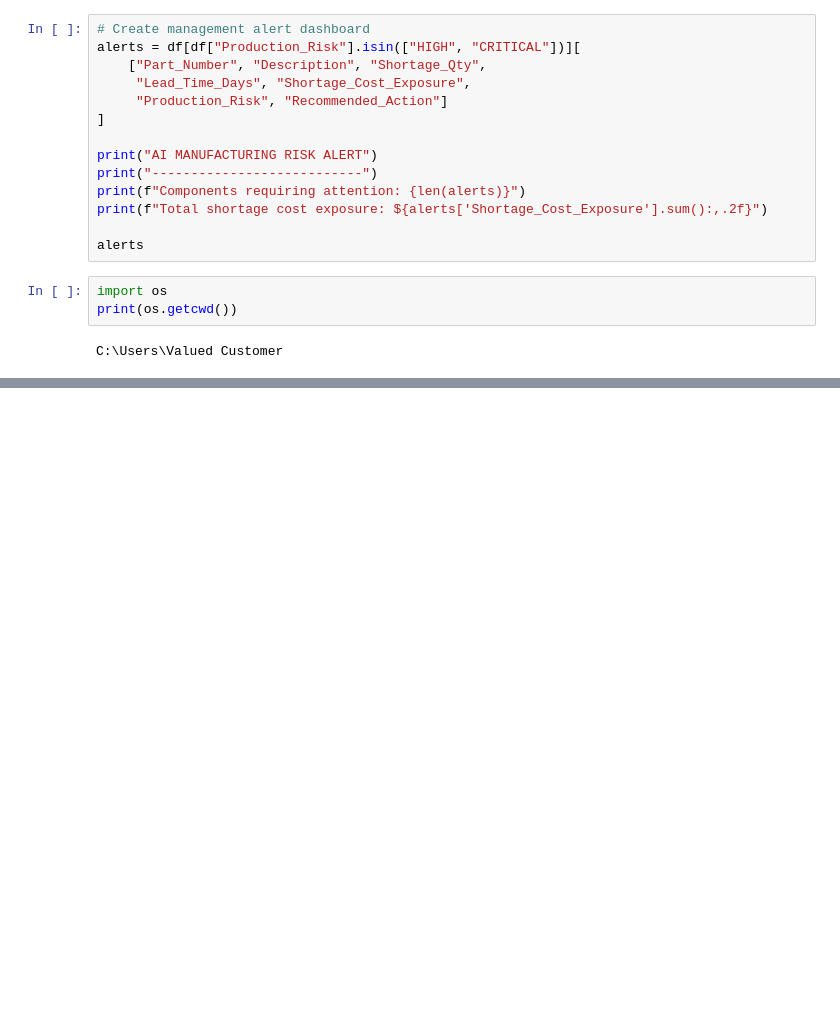
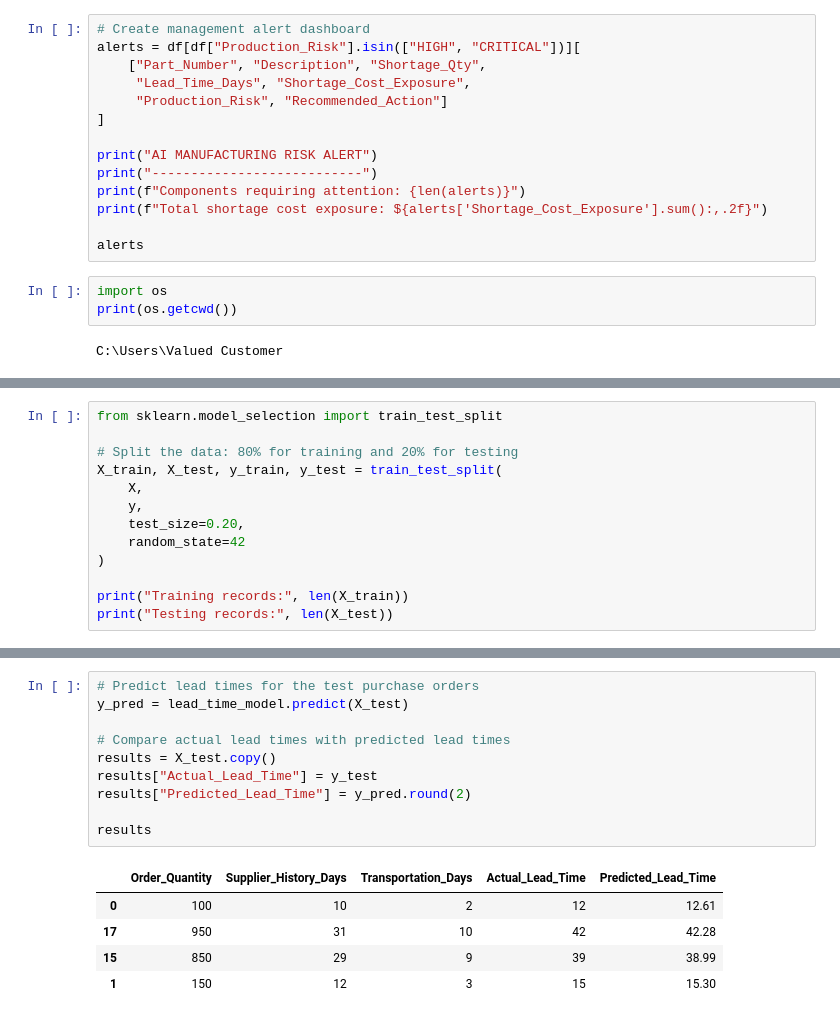
Before and after one commit to renaae/AI-Manufacturing-Shortage-Agent, a Jupyter notebook: AI_Manufacturing_Shortage_Agent.ipynb, the cells around one changed output, grey strips where cells are left out. Cells and saved outputs as stored; diff of their text form; blank space fills up the shorter version.

```diff
--- a/AI_Manufacturing_Shortage_Agent.ipynb
+++ b/AI_Manufacturing_Shortage_Agent.ipynb
@@ -682,0 +822,13 @@ C:\Users\Valued Customer
+# %%
+from sklearn.model_selection import train_test_split
+
+# Split the data: 80% for training and 20% for testing
+X_train, X_test, y_train, y_test = train_test_split(
+    X,
+    y,
+    test_size=0.20,
+    random_state=42
+)
+
+print("Training records:", len(X_train))
+print("Testing records:", len(X_test))
@@ -682,0 +894,16 @@ C:\Users\Valued Customer
+# %%
+# Predict lead times for the test purchase orders
+y_pred = lead_time_model.predict(X_test)
+
+# Compare actual lead times with predicted lead times
+results = X_test.copy()
+results["Actual_Lead_Time"] = y_test
+results["Predicted_Lead_Time"] = y_pred.round(2)
+
+results
+# %% [output]
+|  | Order_Quantity | Supplier_History_Days | Transportation_Days | Actual_Lead_Time | Predicted_Lead_Time |
+| 0 | 100 | 10 | 2 | 12 | 12.61 |
+| 17 | 950 | 31 | 10 | 42 | 42.28 |
+| 15 | 850 | 29 | 9 | 39 | 38.99 |
+| 1 | 150 | 12 | 3 | 15 | 15.30 |
```
Also changed, not shown: parts of 26 cells of this notebook.
